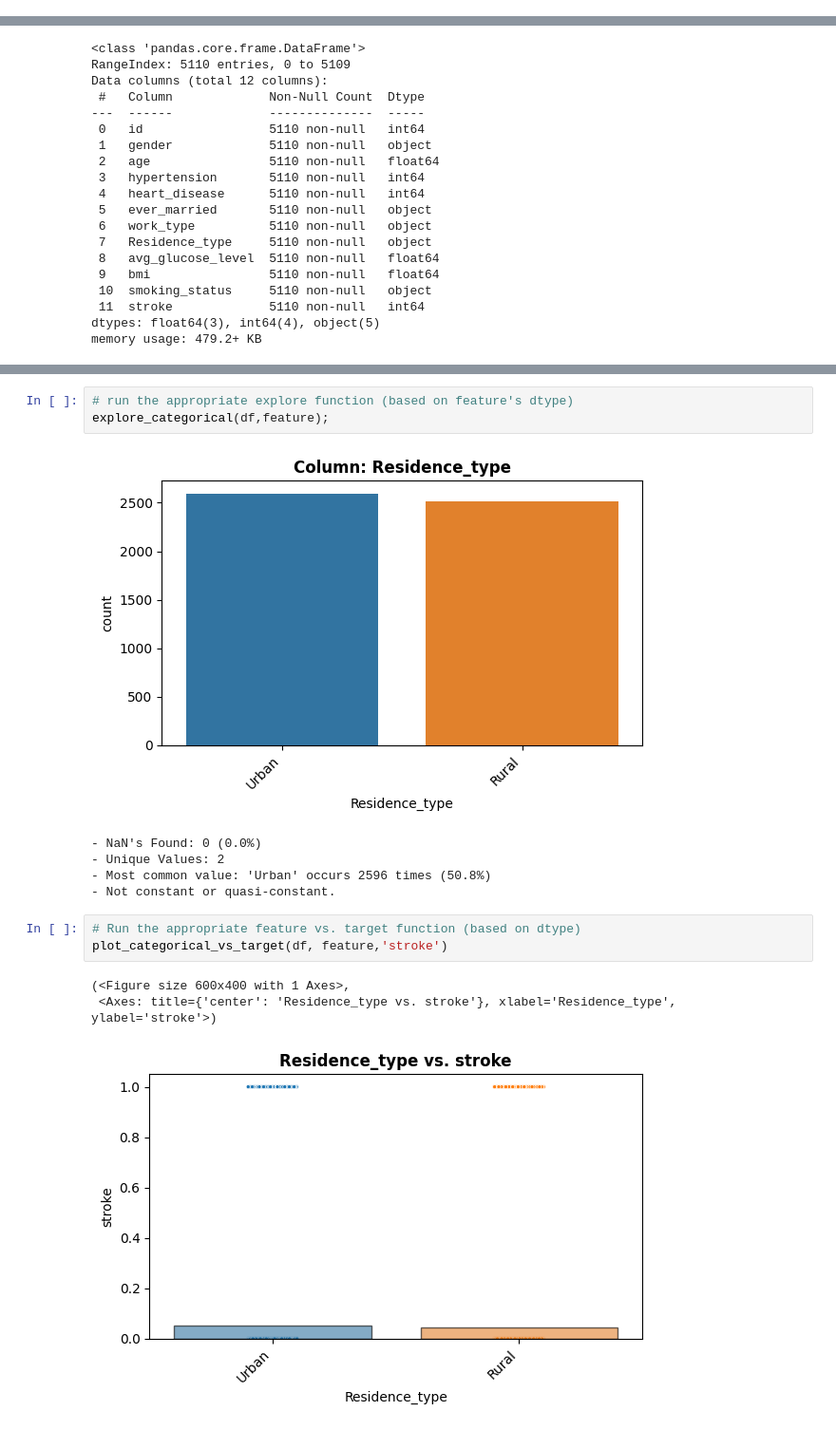
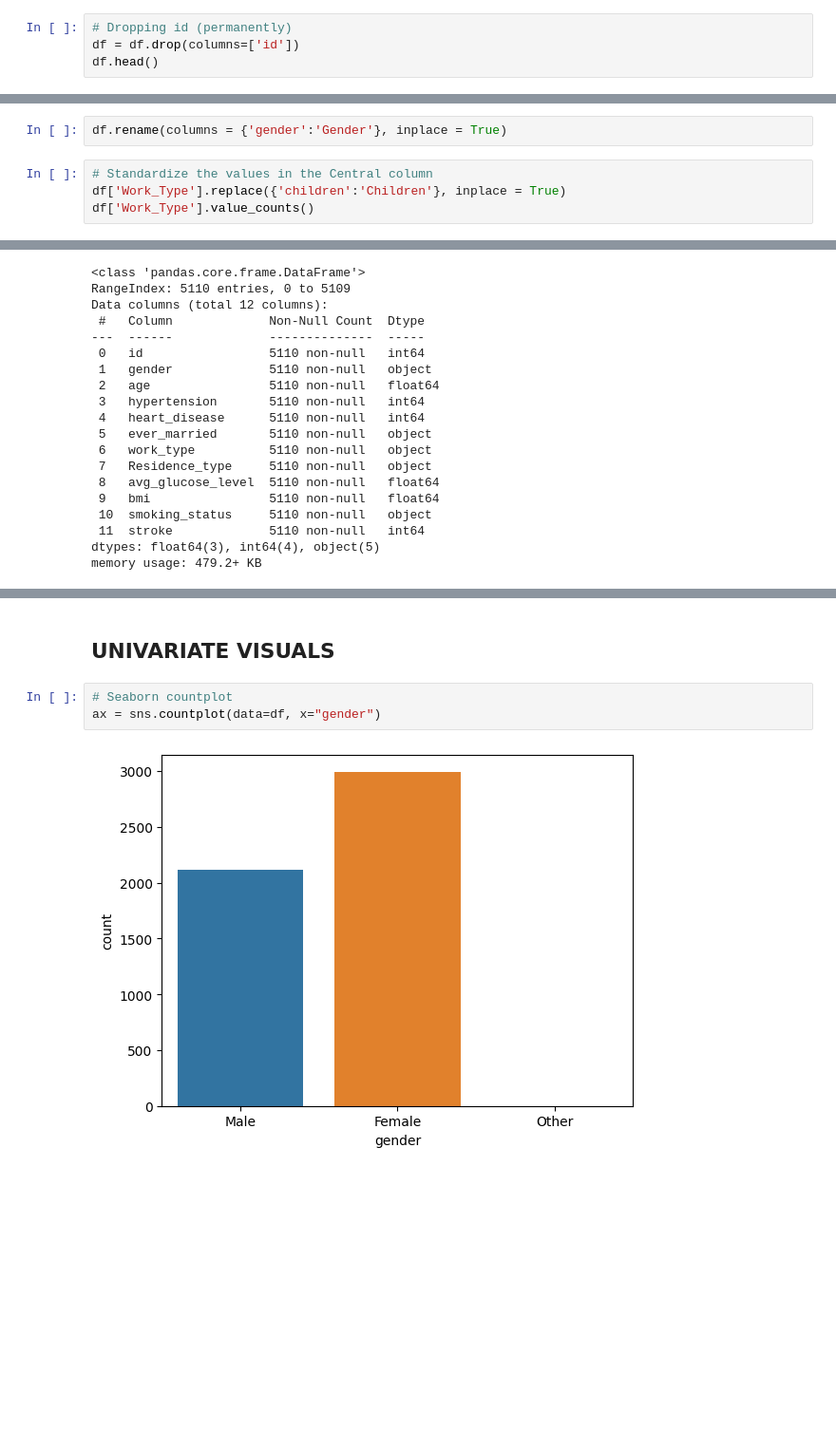
Before and after one commit to Desh86/Project2, a Jupyter notebook: Project_2.ipynb, the cells around one changed output, grey strips where cells are left out. Shown at 95% size. Cells and saved outputs as stored; diff of their text form; blank space fills up the shorter version.

```diff
--- a/Project_2.ipynb
+++ b/Project_2.ipynb
@@ -266,0 +261,4 @@ df.drop(['id'], axis = 1)
+# %%
+# Dropping id (permanently)
+df = df.drop(columns=['id'])
+df.head()
@@ -307 +311,7 @@ stroke               0
 dtype: int64
+# %%
+df.rename(columns = {'gender':'Gender'}, inplace = True)
+# %%
+# Standardize the values in the Central column
+df['Work_Type'].replace({'children':'Children'}, inplace = True)
+df['Work_Type'].value_counts()
@@ -655,16 +518,7 @@ dtype('O')
-# %%
-# run the appropriate explore function (based on feature's dtype)
-explore_categorical(df,feature);
-# %% [output]
-[figure, removed]
-- NaN's Found: 0 (0.0%)
-- Unique Values: 2
-- Most common value: 'Urban' occurs 2596 times (50.8%)
-- Not constant or quasi-constant.
-# %%
-# Run the appropriate feature vs. target function (based on dtype)
-plot_categorical_vs_target(df, feature,'stroke')
-# %% [output]
-(<Figure size 600x400 with 1 Axes>,
- <Axes: title={'center': 'Residence_type vs. stroke'}, xlabel='Residence_type', ylabel='stroke'>)
-[figure, removed]
+# %% [markdown]
+## **UNIVARIATE VISUALS**
+# %%
+# Seaborn countplot
+ax = sns.countplot(data=df, x="gender")
+# %% [output]
+[figure, added]
```
Also changed, not shown: parts of 47 cells of this notebook.
